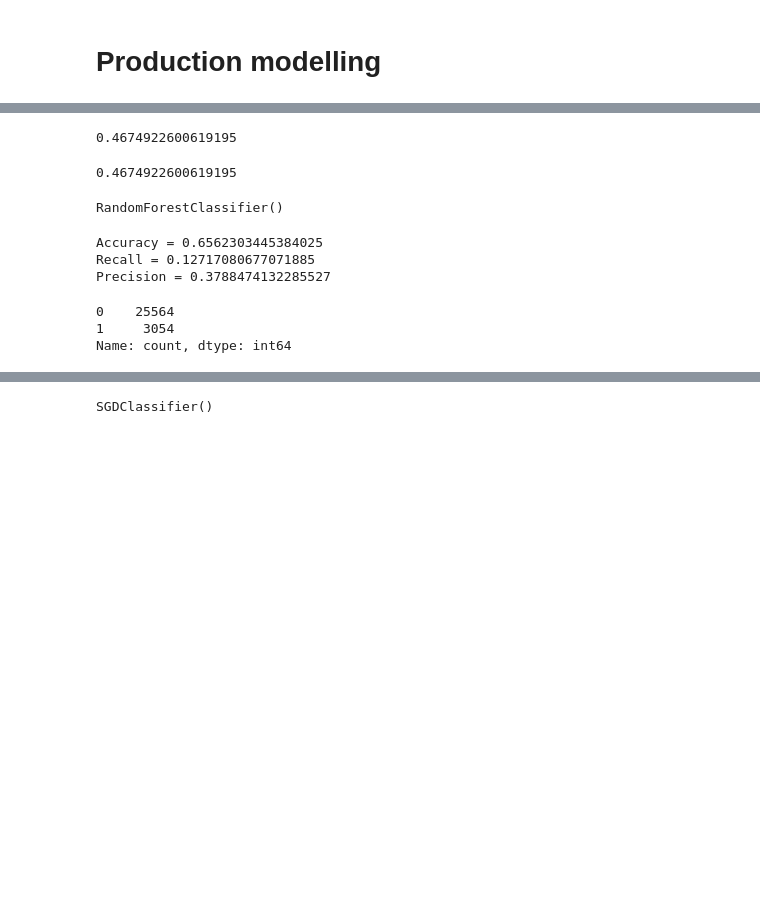
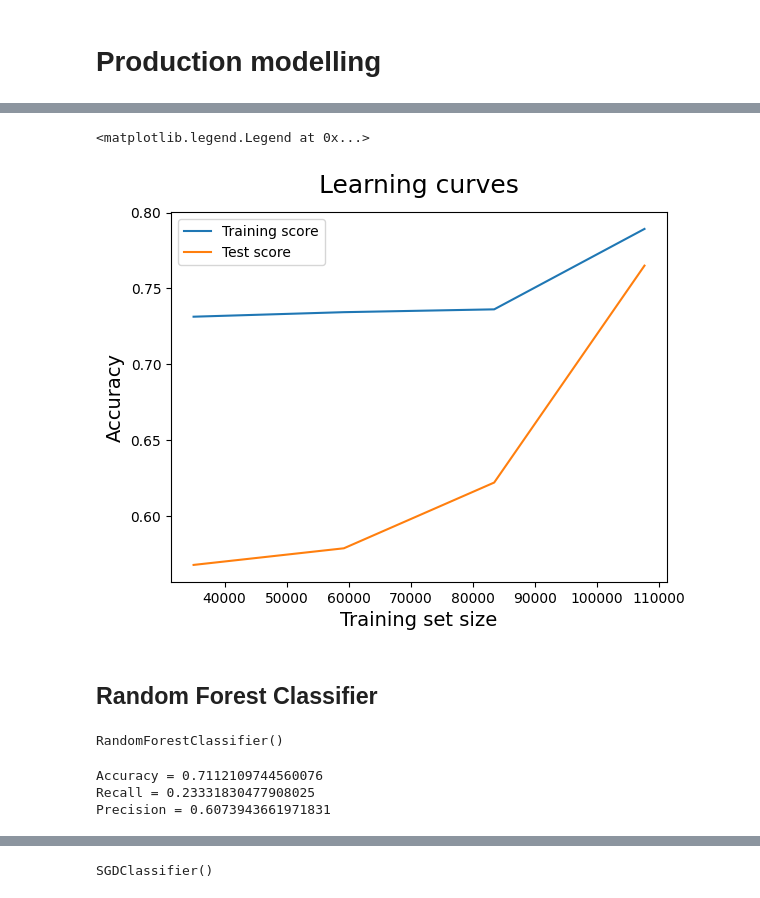
Before and after one commit to Scavo1225/mlb-at-bat-predictor, a Jupyter notebook: notebooks/production_modelling.ipynb, the cells around one changed output, grey strips where cells are left out. Drawn from its saved outputs; the diff is of its cells as text; code cells hidden in the pictures; blank space fills up the shorter version.

```diff
--- a/notebooks/production_modelling.ipynb
+++ b/notebooks/production_modelling.ipynb
@@ -45,6 +43,6 @@ Name: count, dtype: int64
 #Utilizing the SMOTE method to resample X_train, y_train to balance the data set\n",
 X_train_resampled, y_train_resampled = SMOTE().fit_resample(X_train, y_train)
 # %%
-model2 = LogisticRegression()
-model2.fit(X_train_resampled, y_train_resampled)
+model = LogisticRegression(max_iter=1000)
+model.fit(X_train_resampled, y_train_resampled)
 # %% [output]
@@ -66,5 +62,5 @@ precision_score(y_test, y2_pred)
 # %%
-clf = GradientBoostingClassifier()
+clf = GradientBoostingClassifier(loss="log_loss", n_estimators=1000)
 # %%
 clf.fit(X_train_resampled, y_train_resampled)
 # %% [output]
@@ -82,9 +78,10 @@ Precision = 0.4674922600619195
-# %%
-recall_score(y_test, y_pred)
-precision_score(y_test, y_pred)
-# %% [output]
-0.4674922600619195
-# %%
-precision_score(y_test, y_pred)
-# %% [output]
-0.4674922600619195
+# %%
+params = {"n_estimators": [100, 1000, 10000], "learning_rate": [0.01, 0.1, 1]}
+
+search = GridSearchCV(estimator=GradientBoostingClassifier(),
+                      param_grid=params,
+                      scoring="accuracy",
+                      cv=5,
+                      n_jobs=-1)
+
+search.fit(X_train_resampled, y_train_resampled)
@@ -91,3 +90,22 @@ precision_score(y_test, y_pred)
+# %%
+# Get train scores (Accuracy), train sizes, and validation scores using `learning_curve`
+train_sizes, train_scores, test_scores = learning_curve(
+    estimator=GradientBoostingClassifier(), X=X_train_resampled, y=y_train_resampled, cv=5)
+# %%
+# Take the mean of cross-validated train scores and validation scores
+train_scores_mean = np.mean(train_scores, axis=1)
+test_scores_mean = np.mean(test_scores, axis=1)
+plt.plot(train_sizes, train_scores_mean, label = 'Training score')
+plt.plot(train_sizes, test_scores_mean, label = 'Test score')
+plt.ylabel('Accuracy', fontsize = 14)
+plt.xlabel('Training set size', fontsize = 14)
+plt.title('Learning curves', fontsize = 18, y = 1.03)
+plt.legend()
+# %% [output]
+<matplotlib.legend.Legend at 0x...>
+[figure, added]
+# %% [markdown]
+## Random Forest Classifier
 # %%
 rdc = RandomForestClassifier()
 rdc.fit(X_train_resampled, y_train_resampled)
@@ -98,14 +114,10 @@ y_pred = rdc.predict(X_test)
 # %%
+y_pred = rdc.predict(X_test)
+
 print("Accuracy =", accuracy_score(y_test, y_pred))
 print("Recall =", recall_score(y_test, y_pred))
 print("Precision =", precision_score(y_test, y_pred))
 # %% [output]
-Accuracy = 0.6562303445384025
-Recall = 0.12717080677071885
-Precision = 0.3788474132285527
+Accuracy = 0.7112109744560076
+Recall = 0.23331830477908025
+Precision = 0.6073943661971831
-# %%
-pd.DataFrame(y_pred).value_counts()
-# %% [output]
-0    25564
-1     3054
-Name: count, dtype: int64
```
Also changed, not shown: parts of 23 cells of this notebook, 1 other file.
